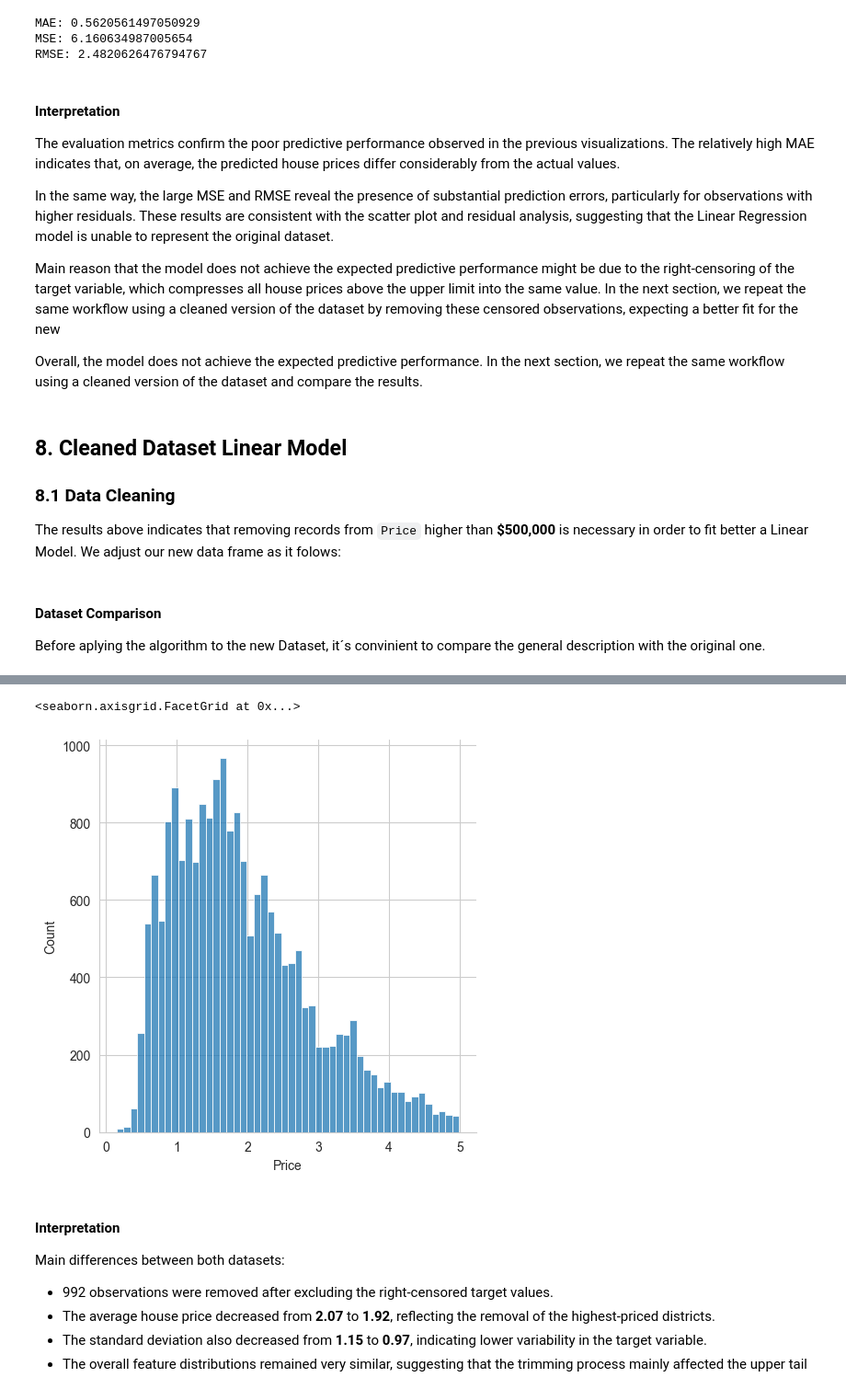
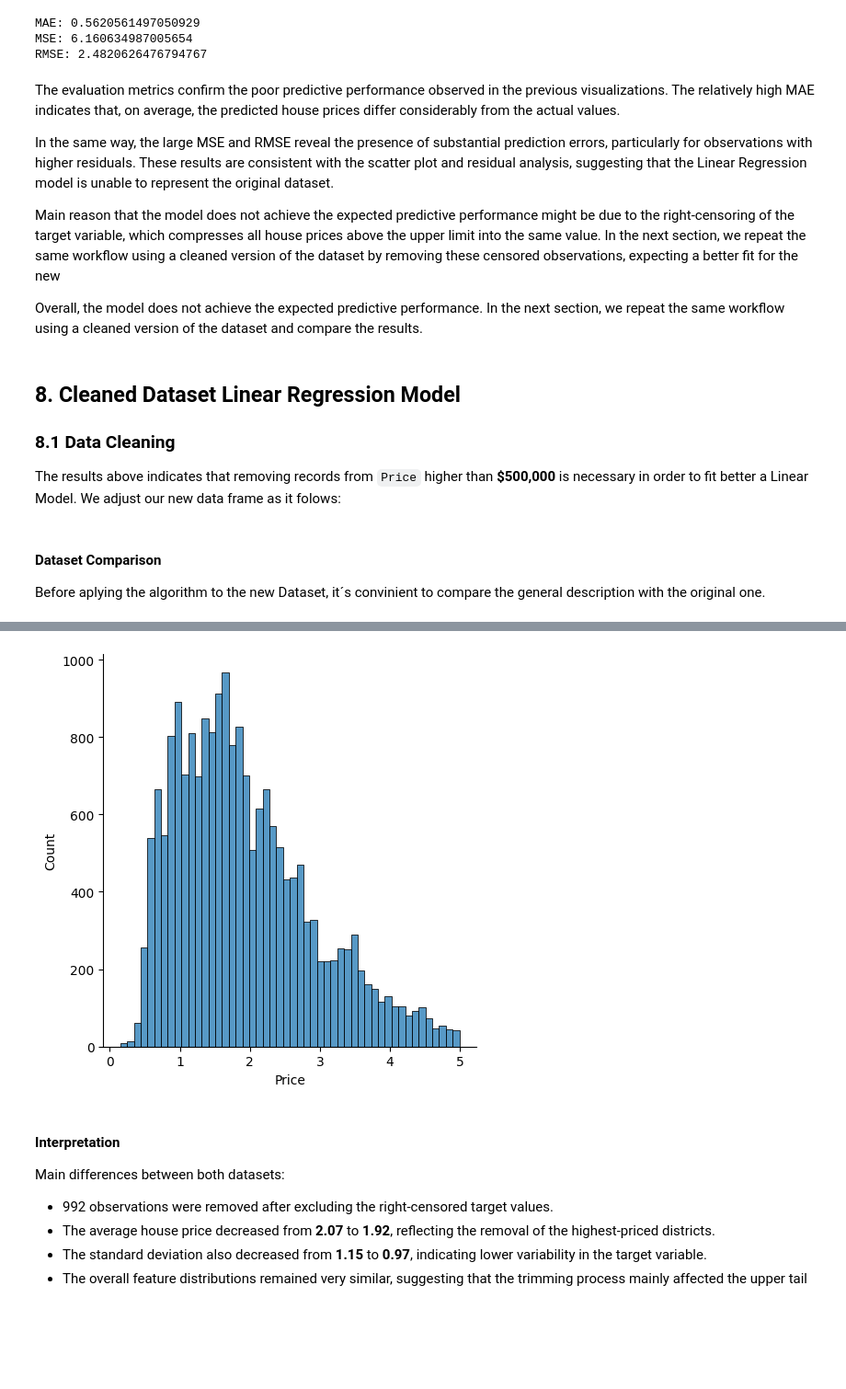
Before and after one commit to fridacarbajalordonez-blip/py-housing-price-prediction, a Jupyter notebook: notebooks/housing_price_prediction.ipynb, the cells around one changed output, grey strips where cells are left out. Shown at 92% size. Saved outputs shown, nothing was run; the diff lists cells and outputs as text; code cells hidden in the pictures; blank space fills up the shorter version.

```diff
--- a/notebooks/housing_price_prediction.ipynb
+++ b/notebooks/housing_price_prediction.ipynb
@@ -290,8 +302,6 @@ MAE: 0.5620561497050929
 MSE: 6.160634987005654
 RMSE: 2.4820626476794767
 # %% [markdown]
-#### Interpretation
-
 The evaluation metrics confirm the poor predictive performance observed in the previous visualizations. The relatively high MAE indicates that, on average, the predicted house prices differ considerably from the actual values.
 
 In the same way, the large MSE and RMSE reveal the presence of substantial prediction errors, particularly for observations with higher residuals. These results are consistent with the scatter plot and residual analysis, suggesting that the Linear Regression model is unable to represent the original dataset.
@@ -300,7 +310,7 @@ Main reason that the model does not achieve the expected predictive performance
 
 Overall, the model does not achieve the expected predictive performance. In the next section, we repeat the same workflow using a cleaned version of the dataset and compare the results.
 # %% [markdown]
-## 8. Cleaned Dataset Linear Model
+## 8. Cleaned Dataset Linear Regression Model
 
 ### 8.1 Data Cleaning
 The results above  indicates that removing records from `Price` higher than **$500,000** is necessary in order to fit better a Linear Model. We adjust our new data frame as it folows:
@@ -338,9 +348,11 @@ df_clean.describe()
 | max | 15.000100 | 52.000000 | 132.533333 | 34.066667 | 35682.000000 | 1243.333333 | 41.950000 | -114.310000 | 4.991000 |
 # %%
 sns.displot(df_clean['Price'])
+plt.savefig("../images/clean_price.png",
+            dpi=300,
+            bbox_inches="tight")
 # %% [output]
-<seaborn.axisgrid.FacetGrid at 0x...>
-[figure, old version]
+[figure, new version]
 # %% [markdown]
 #### Interpretation
 
```
Also changed, not shown: parts of 16 cells of this notebook.
